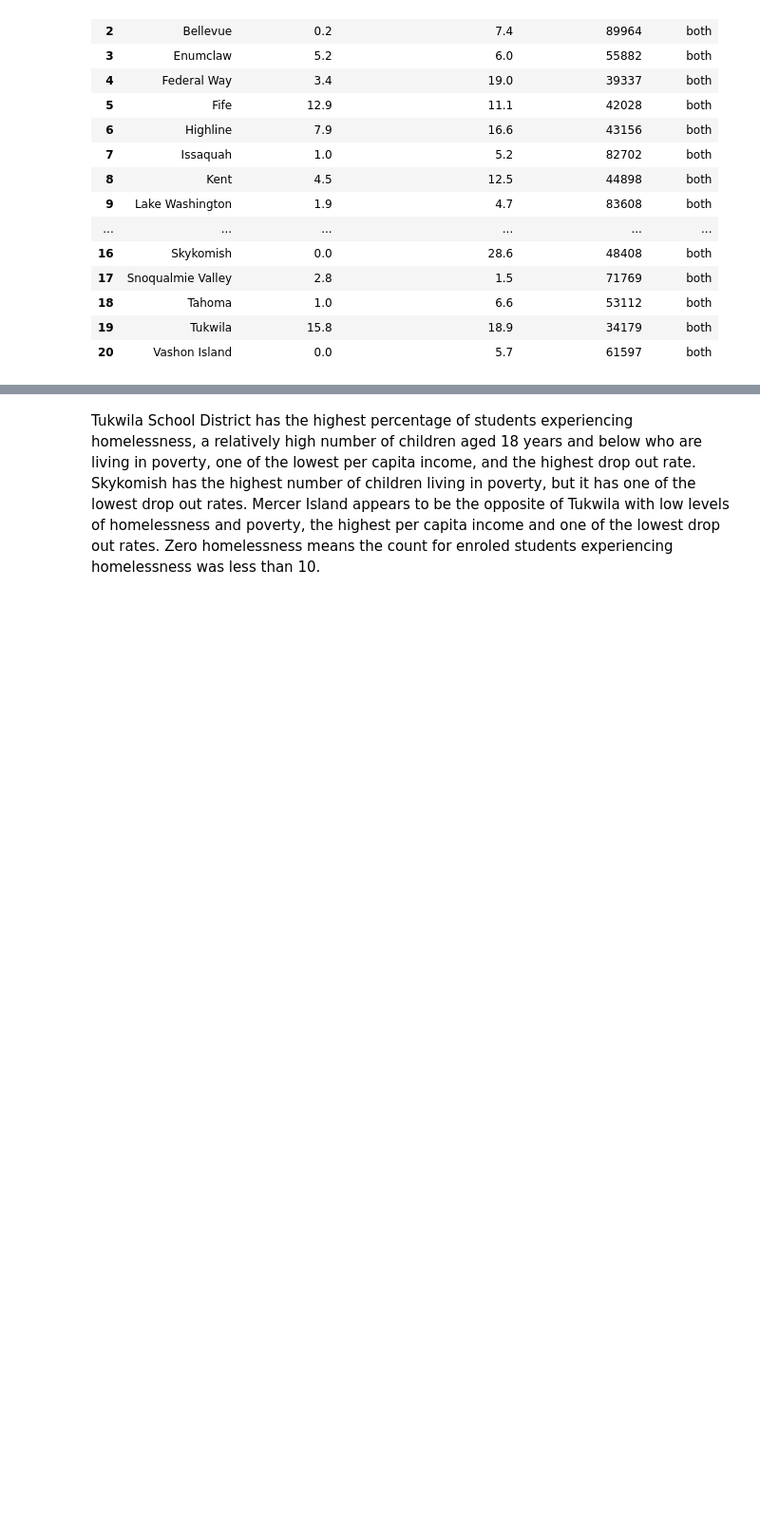
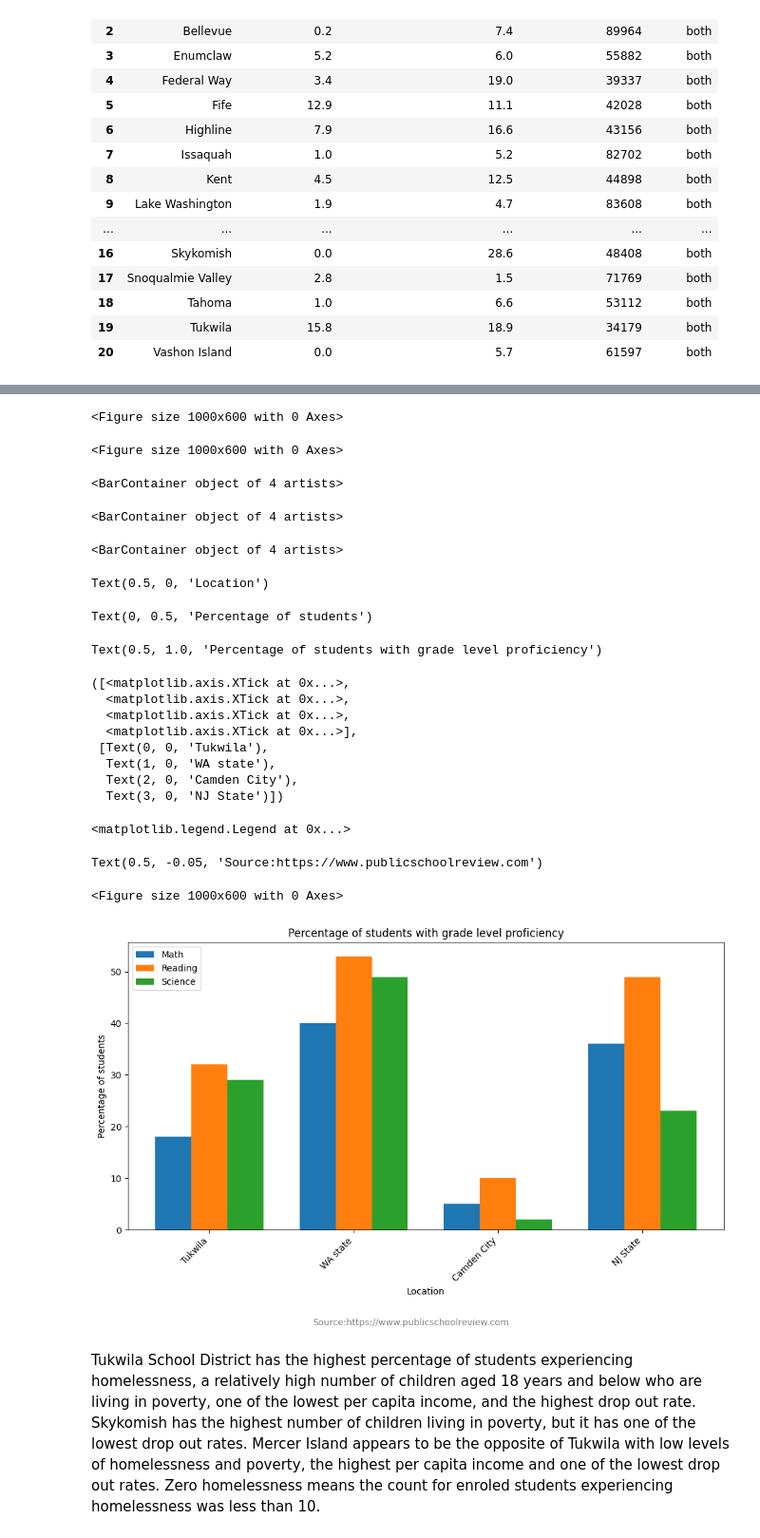
Before and after one commit to Spontyrupple/mamaine, a Jupyter notebook: king_county.ipynb, the cells around one changed output, grey strips where cells are left out. Shown at 95% size. Cells and saved outputs as stored; diff of their text form; code cells hidden in the pictures; blank space fills up the shorter version.

```diff
--- a/king_county.ipynb
+++ b/king_county.ipynb
@@ -513,3 +440,48 @@ Text(0.5, 1.0, 'Per capita income')
+# %%
+testscores=pd.read_excel('https://github.com/Spontyrupple/mamaine/raw/refs/heads/main/Test%20Scores%20and%20graduation%20rates.xlsx')
+# %%
+import numpy as np
+plt.figure(figsize=(10, 6))  # Adjust figure size as needed
+
+# Define positions for grouped bars
+x = np.arange(len(testscores['Location']))  # Label locations
+width = 0.25  # Width of the bars
+
+# Create the grouped bar chart
+plt.figure(figsize=(10, 6))
+plt.bar(x - width, testscores['Math'], width, label='Math')
+plt.bar(x, testscores['Reading'], width, label='Reading')
+plt.bar(x + width, testscores['Science'], width, label='Science')
+
+# Add labels and title
+plt.xlabel("Location")
+plt.ylabel("Percentage of students")
+plt.title("Percentage of students with grade level proficiency")
+plt.xticks(x, testscores['Location'], rotation=45, ha='right')  # Set x-tick labels and rotate for readability
+plt.legend()  # Add legend
+plt.figtext(0.5, -0.05, 'Source:https://www.publicschoolreview.com', ha='center', fontsize=10, color='gray')
+plt.tight_layout()  # Adjust layout to prevent labels from overlapping
+# %% [output]
+<Figure size 1000x600 with 0 Axes>
+<Figure size 1000x600 with 0 Axes>
+<BarContainer object of 4 artists>
+<BarContainer object of 4 artists>
+<BarContainer object of 4 artists>
+Text(0.5, 0, 'Location')
+Text(0, 0.5, 'Percentage of students')
+Text(0.5, 1.0, 'Percentage of students with grade level proficiency')
+([<matplotlib.axis.XTick at 0x...>,
+  <matplotlib.axis.XTick at 0x...>,
+  <matplotlib.axis.XTick at 0x...>,
+  <matplotlib.axis.XTick at 0x...>],
+ [Text(0, 0, 'Tukwila'),
+  Text(1, 0, 'WA state'),
+  Text(2, 0, 'Camden City'),
+  Text(3, 0, 'NJ State')])
+<matplotlib.legend.Legend at 0x...>
+Text(0.5, -0.05, 'Source:https://www.publicschoolreview.com')
+<Figure size 1000x600 with 0 Axes>
+[figure, added]
 # %% [markdown]
 Tukwila School District has the highest percentage of students experiencing homelessness, a relatively high number of children aged 18 years and below who are living in poverty, one of the lowest per capita income, and the highest drop out rate. Skykomish has the highest number of children living in poverty, but it has one of the lowest drop out rates. Mercer Island appears to be the opposite of Tukwila with low levels of homelessness and poverty, the highest per capita income and one of the lowest drop out rates. Zero homelessness means the count for enroled students experiencing homelessness was less than 10.
 # %%
```
Also changed, not shown: parts of 2 cells of this notebook.
